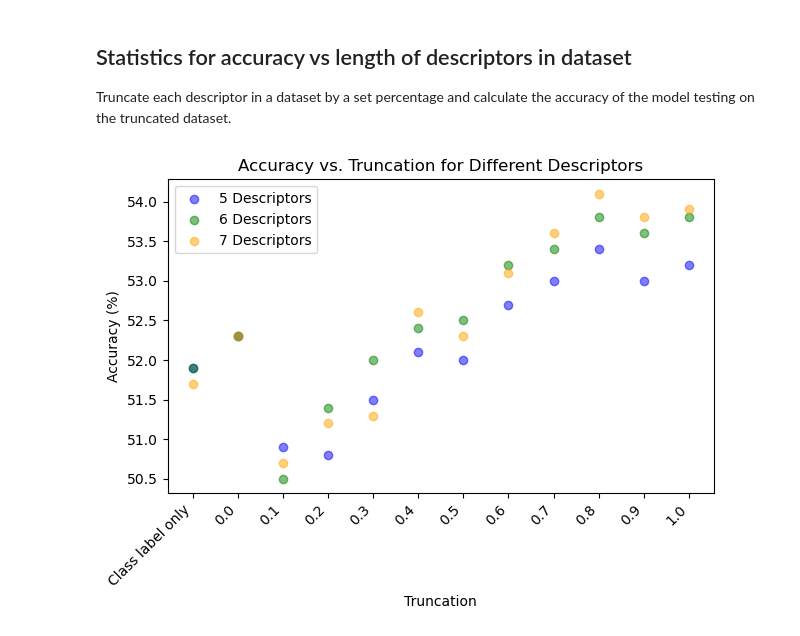
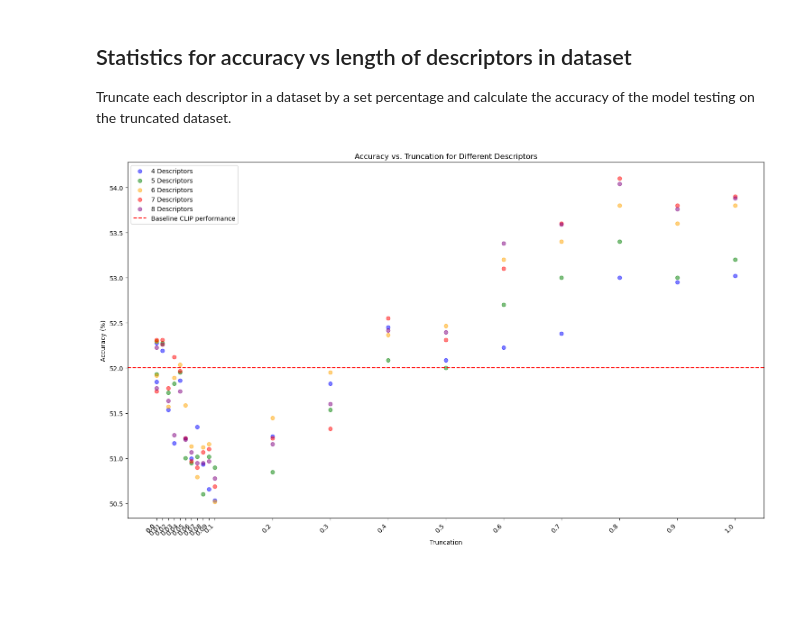
Before and after one commit to LukeHeffAI/DCLIP2, a Jupyter notebook: json_editing.ipynb, the cells around one changed output. Drawn from its saved outputs; the diff is of its cells as text; code cells hidden in the pictures; blank space fills up the shorter version.

```diff
--- a/json_editing.ipynb
+++ b/json_editing.ipynb
@@ -152,34 +152,40 @@ plt.show()
 # %% [markdown]
 ## Statistics for accuracy vs length of descriptors in dataset
 Truncate each descriptor in a dataset by a set percentage and calculate the accuracy of the model testing on the truncated dataset.
-# %%
-import numpy as np
-import matplotlib.pyplot as plt
-
-descriptor_count_vs_truncation_dict = {
-    "5 Descriptors": [51.9, 52.3, 50.9, 50.8, 51.5, 52.1, 52.0, 52.7, 53.0, 53.4, 53.0, 53.2],
-    "6 Descriptors": [51.9, 52.3, 50.5, 51.4, 52.0, 52.4, 52.5, 53.2, 53.4, 53.8, 53.6, 53.8],
-    "7 Descriptors": [51.7, 52.3, 50.7, 51.2, 51.3, 52.6, 52.3, 53.1, 53.6, 54.1, 53.8, 53.9]
-}
-
-# Create x-axis labels
-x = ["Class label only"] + list(np.round(np.linspace(0, 1.0, 11), 1))
-
-fig, ax = plt.subplots()
-
-colors = ['blue', 'green', 'orange']
-
-for (label, values), color in zip(descriptor_count_vs_truncation_dict.items(), colors):
-    ax.scatter(range(1, len(values) + 1), values, color=color, alpha=0.5, label=label)
-
-ax.set_xticks(range(1, len(x) + 1))
-ax.set_xticklabels(x, rotation=45, ha='right')
-ax.set_xlabel('Truncation')
-ax.set_ylabel('Accuracy (%)')
-ax.set_title('Accuracy vs. Truncation for Different Descriptors')
-ax.legend()
-
-plt.tight_layout()
-plt.show()
-# %% [output]
-[figure, removed]
+# %%
+import numpy as np
+import matplotlib.pyplot as plt
+
+descriptor_count_vs_truncation_dict = {
+    "4 Descriptors": [51.847, 52.278, 52.192, 51.536, 51.170, 51.864, 51.225, 50.997, 51.346, 50.932, 50.657, 50.535, 51.243, 51.829, 52.451, 52.088, 52.226, 52.382, 53.003, 52.951, 53.020],
+    "5 Descriptors": [51.933, 52.295, 52.278, 51.726, 51.829, 51.950, 51.001, 50.949, 51.018, 50.604, 51.018, 50.897, 50.846, 51.536, 52.088, 52.002, 52.7, 53.0, 53.4, 53.0, 53.2],
+    "6 Descriptors": [51.916, 52.295, 52.261, 51.571, 51.892, 52.037, 51.588, 51.132, 50.794, 51.122, 51.158, 50.518, 51.450, 51.950, 52.365, 52.468, 53.2, 53.4, 53.8, 53.6, 53.8],
+    "7 Descriptors": [51.743, 52.313, 52.313, 51.778, 52.123, 51.968, 51.225, 50.967, 50.897, 51.070, 51.104, 50.690, 51.225, 51.329, 52.554, 52.313, 53.1, 53.6, 54.1, 53.8, 53.9],
+    "8 Descriptors": [51.778, 52.226, 52.261, 51.640, 51.260, 51.743, 51.208, 51.070, 50.949, 50.948, 50.966, 50.777, 51.156, 51.605, 52.416, 52.399, 53.383, 53.590, 54.039, 53.763, 53.883],
+    "X - labels":    ["Class label only", 0.00, 0.01, 0.02, 0.03, 0.04, 0.05, 0.06, 0.07, 0.08, 0.09, 0.1, 0.2, 0.3, 0.4, 0.5, 0.6, 0.7, 0.8, 0.9, 1.0]
+}
+
+# Create x-axis values including "Class label only" at position 0
+x_values = [0] + list(np.linspace(0, 0.1, 11)) + list(np.round(np.linspace(0.2, 1.0, 9), 1))
+
+fig, ax = plt.subplots(figsize=(15, 9))
+
+colors = ['blue', 'green', 'orange', 'red', 'purple']
+
+for (label, values), color in zip(descriptor_count_vs_truncation_dict.items(), colors):
+    if label != "X - labels":
+        ax.scatter(x_values, values, color=color, alpha=0.5, label=label)
+
+# Set the x-ticks to match the original labels
+ax.set_xticks(x_values)
+ax.set_xticklabels(descriptor_count_vs_truncation_dict["X - labels"], rotation=45, ha='right')
+ax.axhline(52.0021, color='red', linestyle='--', label='Baseline CLIP performance')
+ax.set_xlabel('Truncation')
+ax.set_ylabel('Accuracy (%)')
+ax.set_title('Accuracy vs. Truncation for Different Descriptors')
+ax.legend()
+
+plt.tight_layout()
+plt.show()
+# %% [output]
+[figure, added]
```
